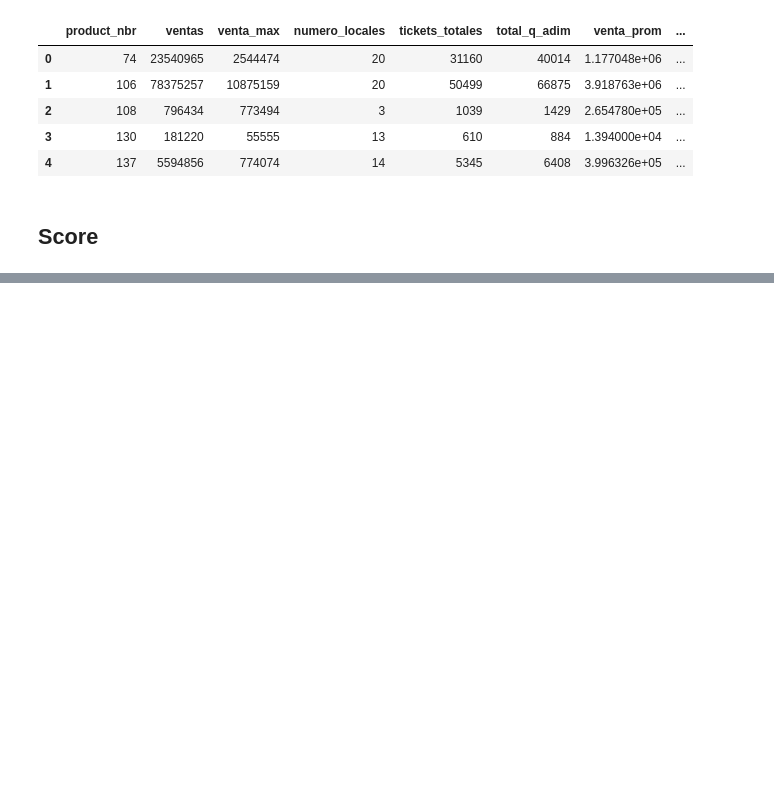
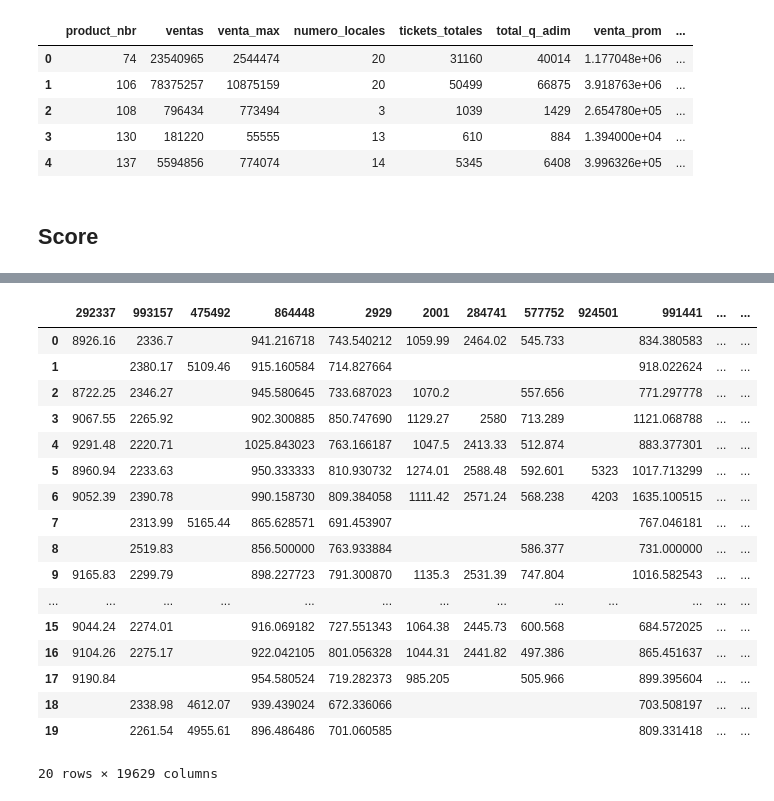
Before and after one commit to fagonzalezosorio/proyectomat282, a Jupyter notebook: Codigos/proyecto.ipynb, the cells around one changed output, grey strips where cells are left out. Saved outputs shown, nothing was run; the diff lists cells and outputs as text; code cells hidden in the pictures; blank space fills up the shorter version.

```diff
--- a/Codigos/proyecto.ipynb
+++ b/Codigos/proyecto.ipynb
@@ -148,0 +142,2 @@ datos.sort_values("score", ascending=False)
+# %%
+a = pd.DataFrame(columns = datos["product_nbr"].unique(),index = datos["store_nbr"].unique())
@@ -148,0 +160,27 @@ datos.sort_values("score", ascending=False)
+# %%
+for i in range(datos.shape[0]):
+    j = int(datos.loc[i][1]) ## product nbr
+    l= int(datos.loc[i][0])
+    k = datos.loc[i][5] ## score nbr
+    a[j][l] = k
+# %%
+a.replace(np.nan,"")
+# %% [output]
+|  | 292337 | 993157 | 475492 | 864448 | 2929 | 2001 | 284741 | 577752 | 924501 | 991441 | ... | ... |
+| 0 | 8926.16 | 2336.7 |  | 941.216718 | 743.540212 | 1059.99 | 2464.02 | 545.733 |  | 834.380583 | ... | ... |
+| 1 |  | 2380.17 | 5109.46 | 915.160584 | 714.827664 |  |  |  |  | 918.022624 | ... | ... |
+| 2 | 8722.25 | 2346.27 |  | 945.580645 | 733.687023 | 1070.2 |  | 557.656 |  | 771.297778 | ... | ... |
+| 3 | 9067.55 | 2265.92 |  | 902.300885 | 850.747690 | 1129.27 | 2580 | 713.289 |  | 1121.068788 | ... | ... |
+| 4 | 9291.48 | 2220.71 |  | 1025.843023 | 763.166187 | 1047.5 | 2413.33 | 512.874 |  | 883.377301 | ... | ... |
+| 5 | 8960.94 | 2233.63 |  | 950.333333 | 810.930732 | 1274.01 | 2588.48 | 592.601 | 5323 | 1017.713299 | ... | ... |
+| 6 | 9052.39 | 2390.78 |  | 990.158730 | 809.384058 | 1111.42 | 2571.24 | 568.238 | 4203 | 1635.100515 | ... | ... |
+| 7 |  | 2313.99 | 5165.44 | 865.628571 | 691.453907 |  |  |  |  | 767.046181 | ... | ... |
+| 8 |  | 2519.83 |  | 856.500000 | 763.933884 |  |  | 586.377 |  | 731.000000 | ... | ... |
+| 9 | 9165.83 | 2299.79 |  | 898.227723 | 791.300870 | 1135.3 | 2531.39 | 747.804 |  | 1016.582543 | ... | ... |
+| ... | ... | ... | ... | ... | ... | ... | ... | ... | ... | ... | ... | ... |
+| 15 | 9044.24 | 2274.01 |  | 916.069182 | 727.551343 | 1064.38 | 2445.73 | 600.568 |  | 684.572025 | ... | ... |
+| 16 | 9104.26 | 2275.17 |  | 922.042105 | 801.056328 | 1044.31 | 2441.82 | 497.386 |  | 865.451637 | ... | ... |
+| 17 | 9190.84 |  |  | 954.580524 | 719.282373 | 985.205 |  | 505.966 |  | 899.395604 | ... | ... |
+| 18 |  | 2338.98 | 4612.07 | 939.439024 | 672.336066 |  |  |  |  | 703.508197 | ... | ... |
+| 19 |  | 2261.54 | 4955.61 | 896.486486 | 701.060585 |  |  |  |  | 809.331418 | ... | ... |
+20 rows × 19629 columns
```
Also changed, not shown: parts of 9 cells of this notebook.
